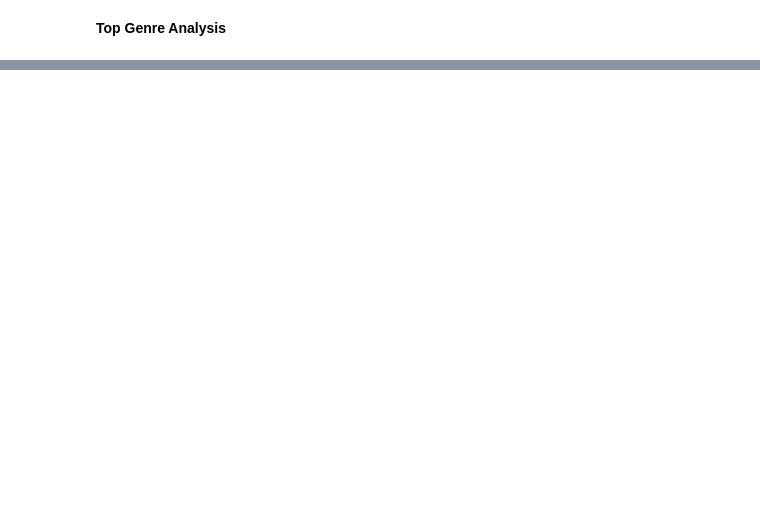
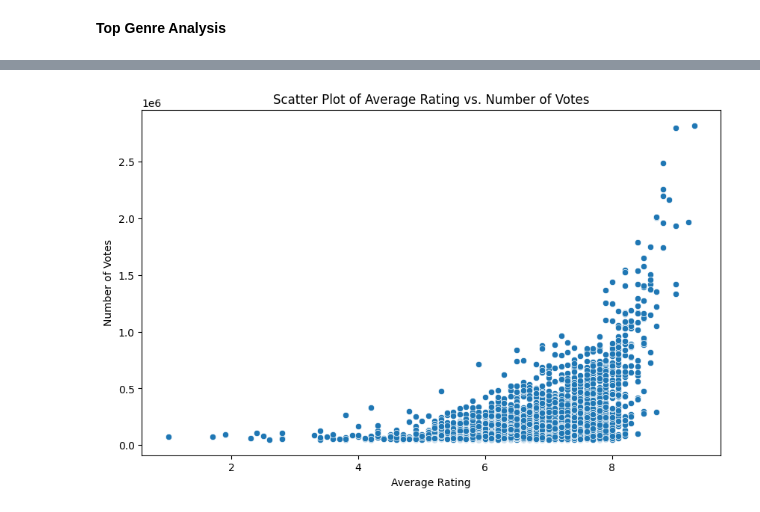
Before and after one commit to AndrewPiasecki/PythonFinalProject, a Jupyter notebook: Final_Project.ipynb, the cells around one changed output, grey strips where cells are left out. Drawn from its saved outputs; the diff is of its cells as text; code cells hidden in the pictures; blank space fills up the shorter version.

```diff
--- a/Final_Project.ipynb
+++ b/Final_Project.ipynb
@@ -264,0 +348,9 @@ fig.show()
+# %%
+plt.figure(figsize=(10, 6))
+sns.scatterplot(x='averageRating', y='numVotes', data=df)
+plt.title('Scatter Plot of Average Rating vs. Number of Votes')
+plt.xlabel('Average Rating')
+plt.ylabel('Number of Votes')
+plt.show()
+# %% [output]
+[figure, added]
```
Also changed, not shown: parts of 15 cells of this notebook.
